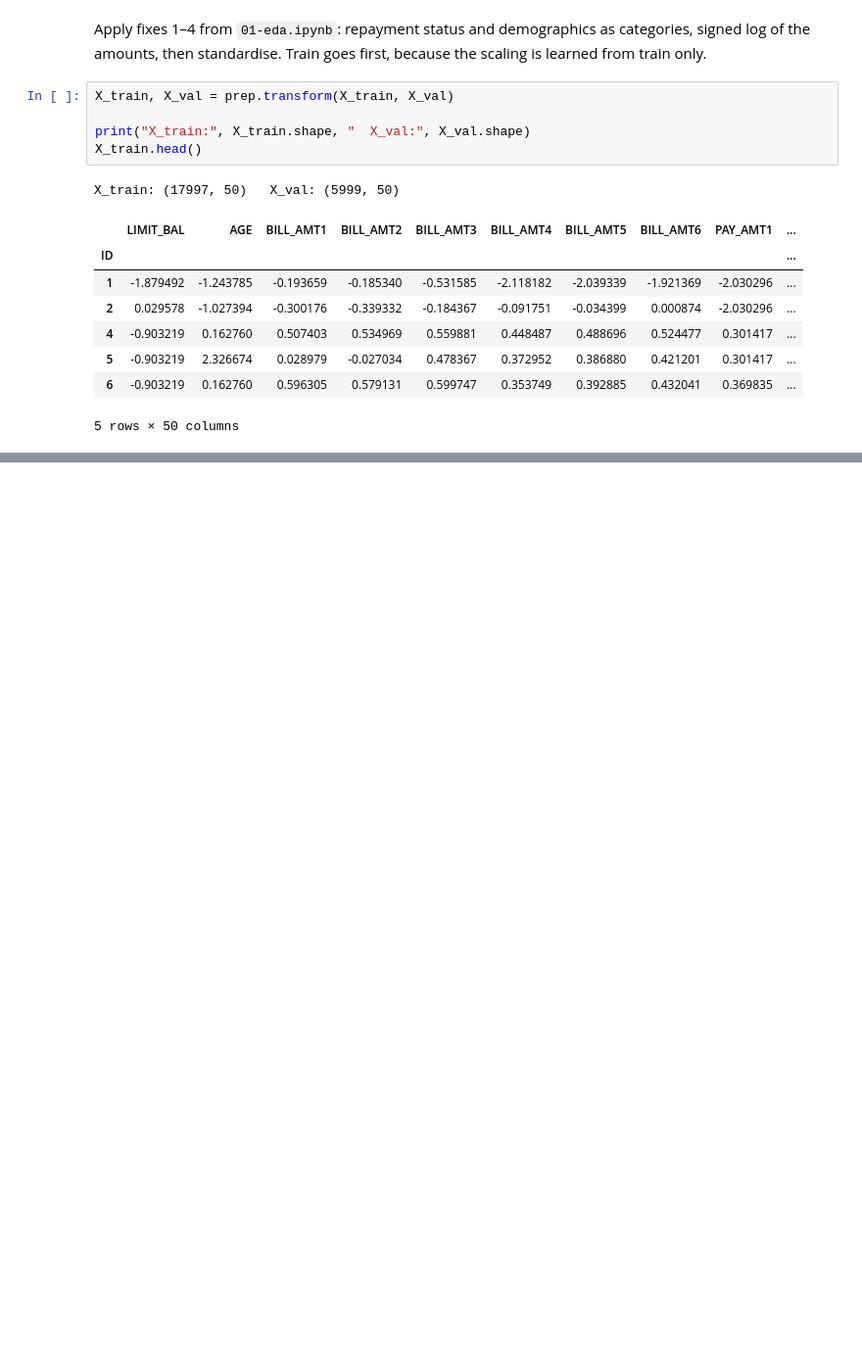
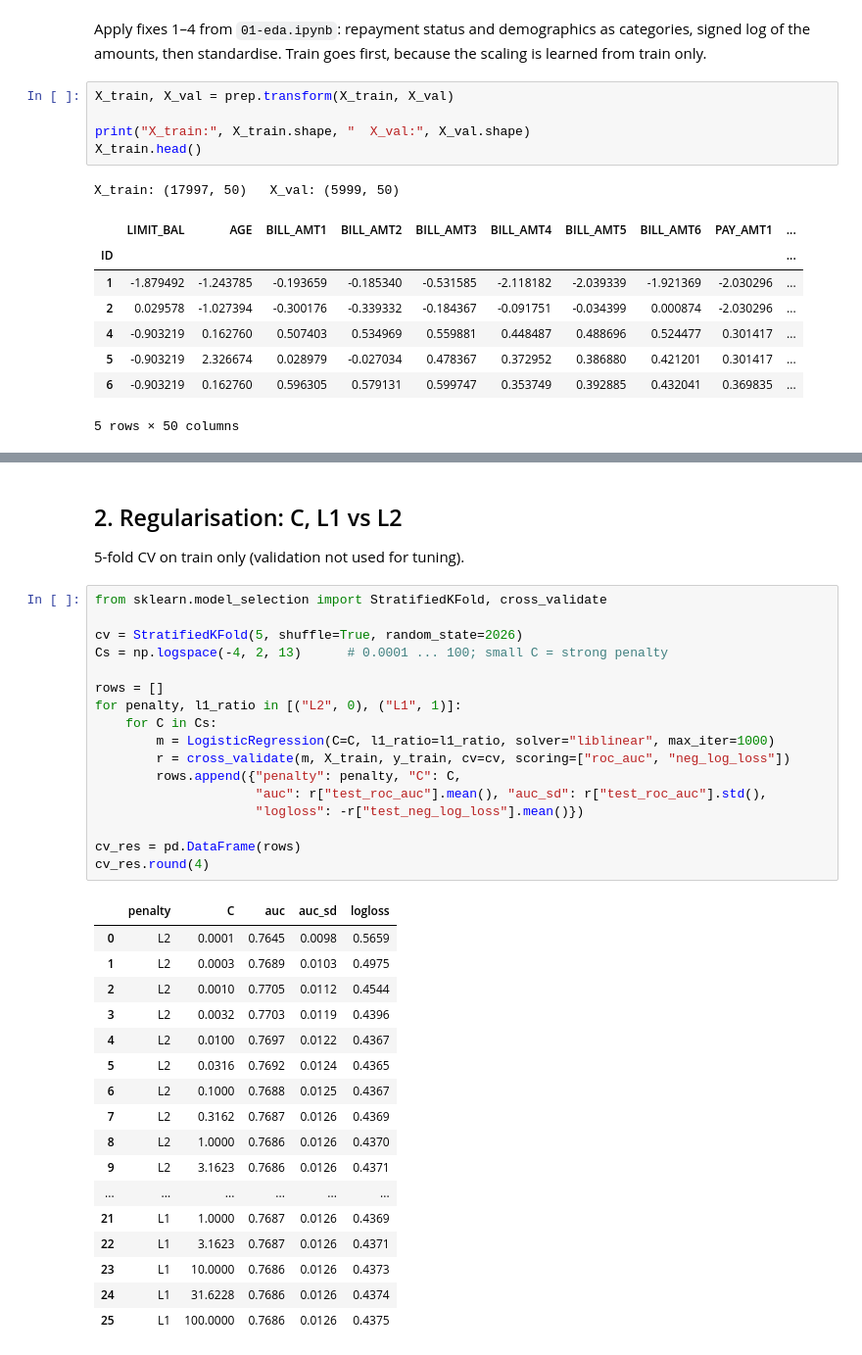
Before and after one commit to Oscar339/dst-sprint1, a Jupyter notebook: Oscar/02-logistic-regression.ipynb, the cells around one changed output, grey strips where cells are left out. Shown at 98% size. Saved outputs shown, nothing was run; the diff lists cells and outputs as text; blank space fills up the shorter version.

```diff
--- a/Oscar/02-logistic-regression.ipynb
+++ b/Oscar/02-logistic-regression.ipynb
@@ -40,0 +68,39 @@ X_train: (17997, 50)   X_val: (5999, 50)
+# %% [markdown]
+## 2. Regularisation: C, L1 vs L2
+
+5-fold CV on train only (validation not used for tuning).
+# %%
+from sklearn.model_selection import StratifiedKFold, cross_validate
+
+cv = StratifiedKFold(5, shuffle=True, random_state=2026)
+Cs = np.logspace(-4, 2, 13)      # 0.0001 ... 100; small C = strong penalty
+
+rows = []
+for penalty, l1_ratio in [("L2", 0), ("L1", 1)]:
+    for C in Cs:
+        m = LogisticRegression(C=C, l1_ratio=l1_ratio, solver="liblinear", max_iter=1000)
+        r = cross_validate(m, X_train, y_train, cv=cv, scoring=["roc_auc", "neg_log_loss"])
+        rows.append({"penalty": penalty, "C": C,
+                     "auc": r["test_roc_auc"].mean(), "auc_sd": r["test_roc_auc"].std(),
+                     "logloss": -r["test_neg_log_loss"].mean()})
+
+cv_res = pd.DataFrame(rows)
+cv_res.round(4)
+# %% [output]
+|  | penalty | C | auc | auc_sd | logloss |
+| 0 | L2 | 0.0001 | 0.7645 | 0.0098 | 0.5659 |
+| 1 | L2 | 0.0003 | 0.7689 | 0.0103 | 0.4975 |
+| 2 | L2 | 0.0010 | 0.7705 | 0.0112 | 0.4544 |
+| 3 | L2 | 0.0032 | 0.7703 | 0.0119 | 0.4396 |
+| 4 | L2 | 0.0100 | 0.7697 | 0.0122 | 0.4367 |
+| 5 | L2 | 0.0316 | 0.7692 | 0.0124 | 0.4365 |
+| 6 | L2 | 0.1000 | 0.7688 | 0.0125 | 0.4367 |
+| 7 | L2 | 0.3162 | 0.7687 | 0.0126 | 0.4369 |
+| 8 | L2 | 1.0000 | 0.7686 | 0.0126 | 0.4370 |
+| 9 | L2 | 3.1623 | 0.7686 | 0.0126 | 0.4371 |
+| ... | ... | ... | ... | ... | ... |
+| 21 | L1 | 1.0000 | 0.7687 | 0.0126 | 0.4369 |
+| 22 | L1 | 3.1623 | 0.7687 | 0.0126 | 0.4371 |
+| 23 | L1 | 10.0000 | 0.7686 | 0.0126 | 0.4373 |
+| 24 | L1 | 31.6228 | 0.7686 | 0.0126 | 0.4374 |
+| 25 | L1 | 100.0000 | 0.7686 | 0.0126 | 0.4375 |
```
Also changed, not shown: parts of 6 cells of this notebook.
